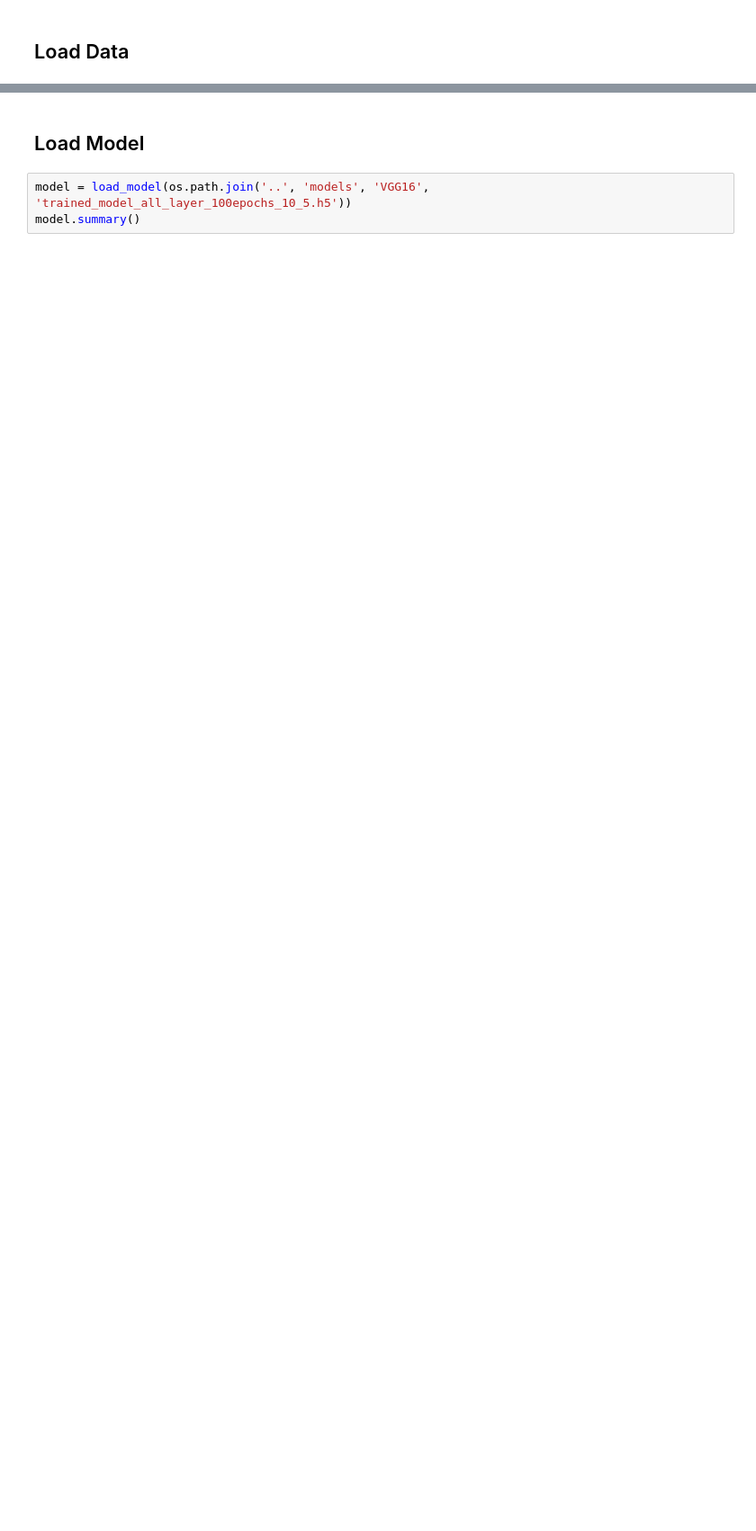
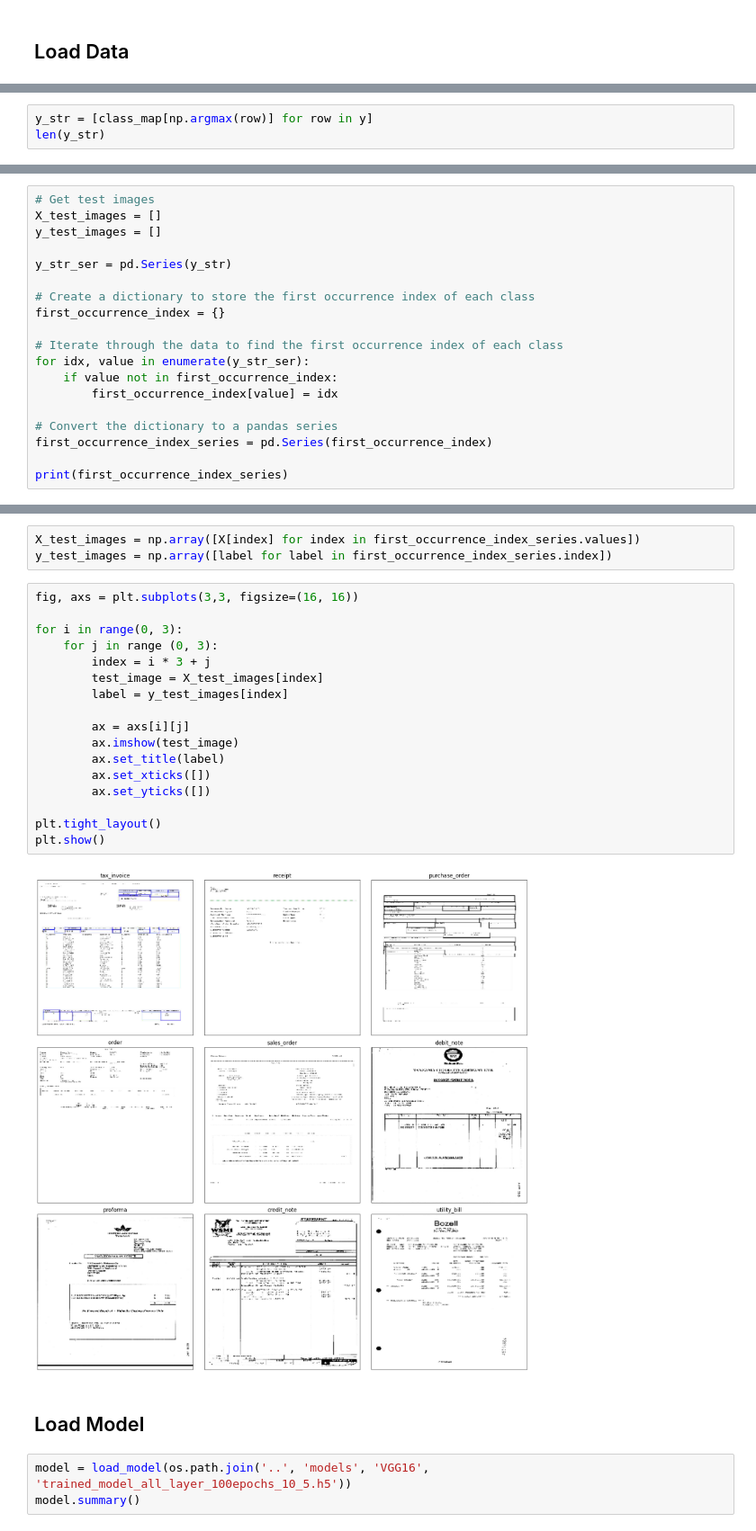
Before and after one commit to sn0lian/Sebastian-Strobel-Hauptprojekt, a Jupyter notebook: XAI/XAI_VGG16.ipynb, the cells around one changed output, grey strips where cells are left out. Shown at 90% size. Saved outputs shown, nothing was run; the diff lists cells and outputs as text; blank space fills up the shorter version.

```diff
--- a/XAI/XAI_VGG16.ipynb
+++ b/XAI/XAI_VGG16.ipynb
@@ -55,0 +84,3 @@ plt.show()
+# %%
+y_str = [class_map[np.argmax(row)] for row in y]
+len(y_str)
@@ -55,0 +102,19 @@ plt.show()
+# %%
+# Get test images
+X_test_images = []
+y_test_images = []
+
+y_str_ser = pd.Series(y_str)
+
+# Create a dictionary to store the first occurrence index of each class
+first_occurrence_index = {}
+
+# Iterate through the data to find the first occurrence index of each class
+for idx, value in enumerate(y_str_ser):
+    if value not in first_occurrence_index:
+        first_occurrence_index[value] = idx
+
+# Convert the dictionary to a pandas series
+first_occurrence_index_series = pd.Series(first_occurrence_index)
+
+print(first_occurrence_index_series)
@@ -56,3 +132,25 @@ plt.show()
+# %%
+X_test_images = np.array([X[index] for index in first_occurrence_index_series.values])
+y_test_images = np.array([label for label in first_occurrence_index_series.index])
+# %%
+fig, axs = plt.subplots(3,3, figsize=(16, 16))
+
+for i in range(0, 3):
+    for j in range (0, 3):
+        index = i * 3 + j
+        test_image = X_test_images[index]
+        label = y_test_images[index]
+
+        ax = axs[i][j]
+        ax.imshow(test_image)
+        ax.set_title(label)
+        ax.set_xticks([])
+        ax.set_yticks([])
+
+plt.tight_layout()
+plt.show()
+# %% [output]
+[figure, added]
 # %% [markdown]
 ## Load Model
 # %%
```
Also changed, not shown: parts of 17 cells of this notebook, 2 other files.
